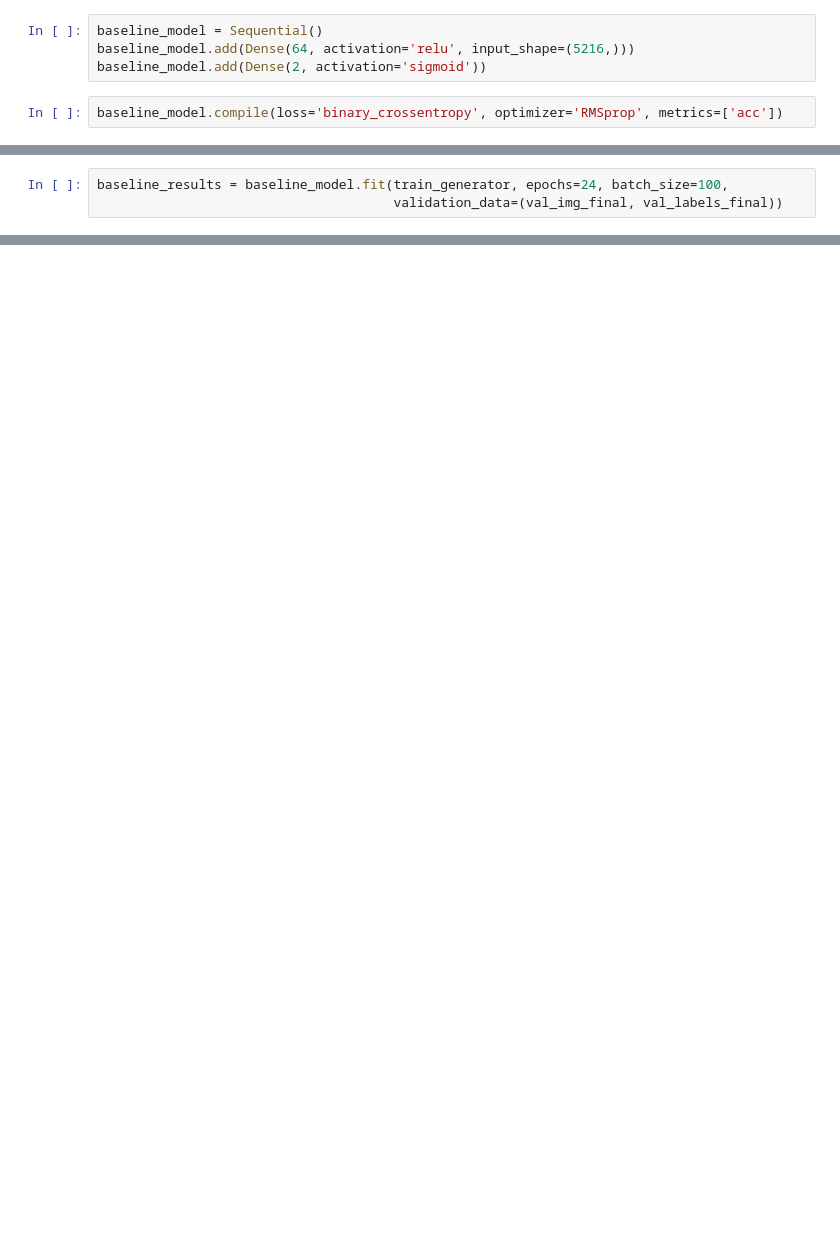
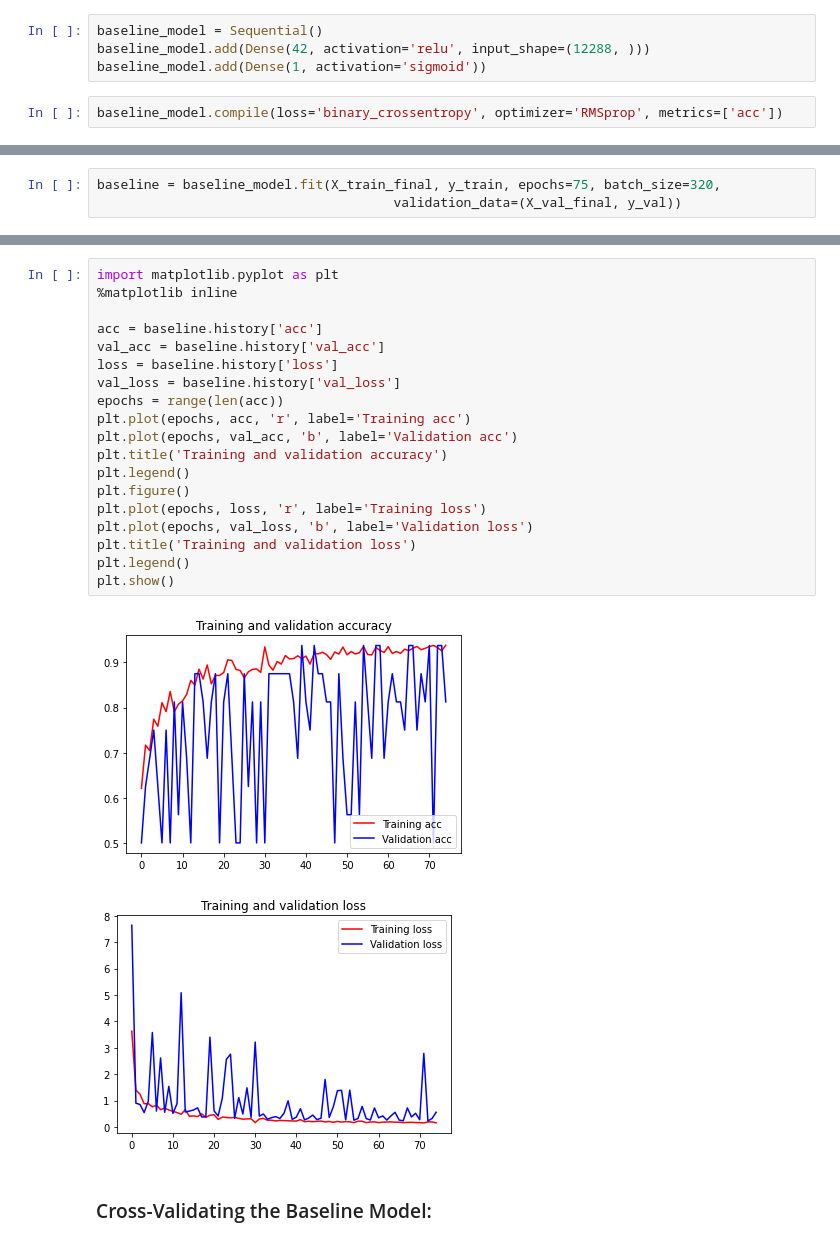
Before and after one commit to rookiescientist-andre/Identifying-Pneumonia-with-Deep-Learning, a Jupyter notebook: notebook.ipynb, the cells around one changed output, grey strips where cells are left out. Cells and saved outputs as stored; diff of their text form; blank space fills up the shorter version.

```diff
--- a/notebook.ipynb
+++ b/notebook.ipynb
@@ -127,7 +164,7 @@ val_img_final = val_img_unrow/255
 # %%
 baseline_model = Sequential()
-baseline_model.add(Dense(64, activation='relu', input_shape=(5216,)))
-baseline_model.add(Dense(2, activation='sigmoid'))
+baseline_model.add(Dense(42, activation='relu', input_shape=(12288, )))
+baseline_model.add(Dense(1, activation='sigmoid'))
 # %%
 baseline_model.compile(loss='binary_crossentropy', optimizer='RMSprop', metrics=['acc'])
 # %%
@@ -146,5 +183,2 @@ Trainable params: 334,018
 Non-trainable params: 0
 _________________________________________________________________
-# %%
-baseline_results = baseline_model.fit(train_generator, epochs=24, batch_size=100,
-                                      validation_data=(val_img_final, val_labels_final))
@@ -157,0 +185,3 @@ ValueError: in user code:
+# %%
+baseline = baseline_model.fit(X_train_final, y_train, epochs=75, batch_size=320,
+                                      validation_data=(X_val_final, y_val))
@@ -157,0 +206,24 @@ ValueError: in user code:
+# %%
+import matplotlib.pyplot as plt
+%matplotlib inline
+
+acc = baseline.history['acc']
+val_acc = baseline.history['val_acc']
+loss = baseline.history['loss']
+val_loss = baseline.history['val_loss']
+epochs = range(len(acc))
+plt.plot(epochs, acc, 'r', label='Training acc')
+plt.plot(epochs, val_acc, 'b', label='Validation acc')
+plt.title('Training and validation accuracy')
+plt.legend()
+plt.figure()
+plt.plot(epochs, loss, 'r', label='Training loss')
+plt.plot(epochs, val_loss, 'b', label='Validation loss')
+plt.title('Training and validation loss')
+plt.legend()
+plt.show()
+# %% [output]
+[figure, added]
+[figure, added]
+# %% [markdown]
+### Cross-Validating the Baseline Model:
```
Also changed, not shown: parts of 19 cells of this notebook.
